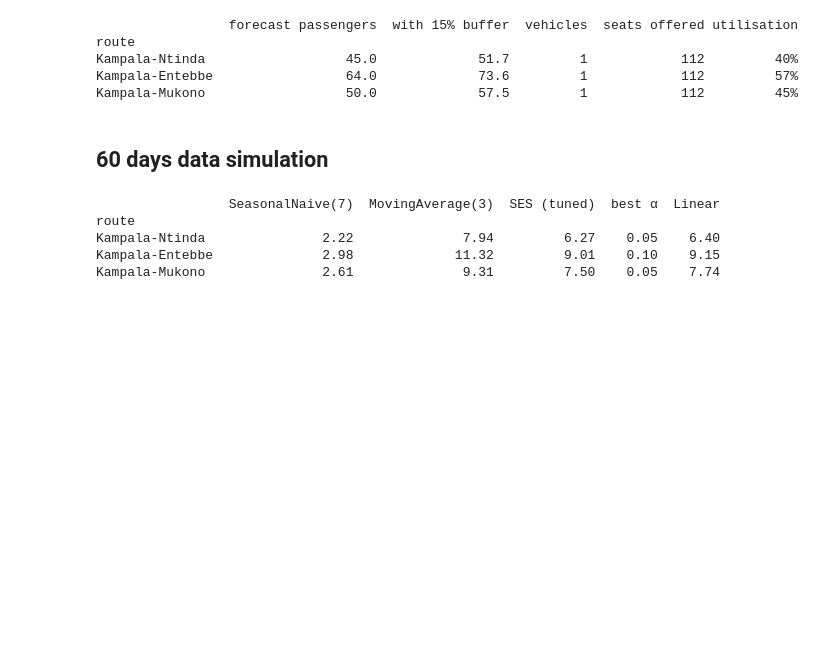
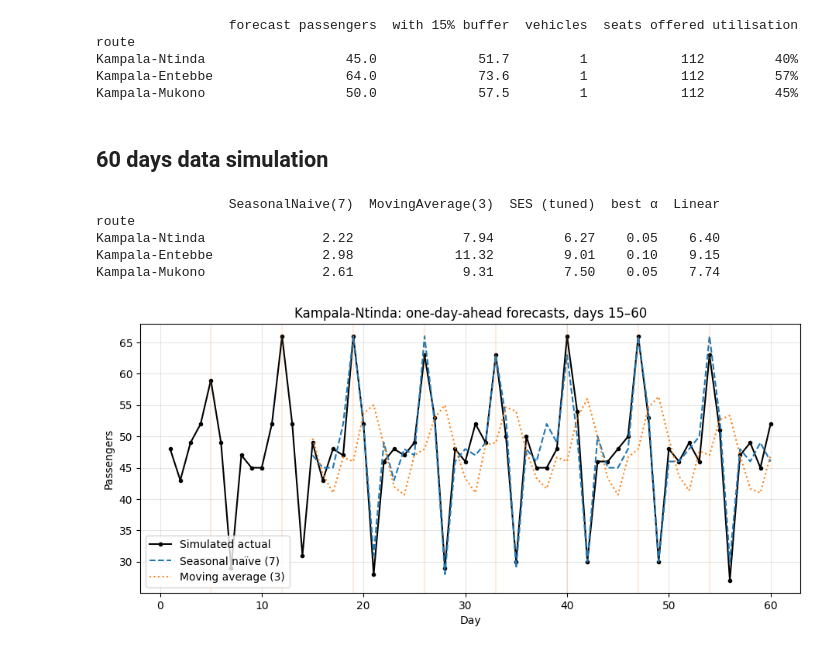
Before and after one commit to instantiate2roy/assignment-1, a Jupyter notebook: project5_taxi_route.ipynb, the cells around one changed output. Saved outputs shown, nothing was run; the diff lists cells and outputs as text; code cells hidden in the pictures; blank space fills up the shorter version.

```diff
--- a/project5_taxi_route.ipynb
+++ b/project5_taxi_route.ipynb
@@ -279,3 +282,24 @@ route
 Kampala-Ntinda               2.22              7.94         6.27    0.05    6.40
 Kampala-Entebbe              2.98             11.32         9.01    0.10    9.15
 Kampala-Mukono               2.61              9.31         7.50    0.05    7.74
+# %%
+route = "Kampala-Ntinda"
+y = simulated[route]
+days = numpy.arange(first, last + 1)
+sn = [SeasonalNaive(7).fit(y[:d - 1]).predict(1)[0] for d in days]
+ma = [MovingAverage(3).fit(y[:d - 1]).predict(1)[0] for d in days]
+
+fig, ax = plt.subplots(figsize=(11, 4.5))
+ax.plot(numpy.arange(1, n_days + 1), y, color="black", marker="o", ms=3, label="Simulated actual")
+ax.plot(days, sn, linestyle="--", label="Seasonal naïve (7)")
+ax.plot(days, ma, linestyle=":", label="Moving average (3)")
+for d in range(5, n_days + 1, 7):                      # mark every Friday
+    ax.axvline(d, color="tab:orange", alpha=0.15)
+ax.set_title(f"{route}: one-day-ahead forecasts, days {first}–{last}")
+ax.set_xlabel("Day")
+ax.set_ylabel("Passengers")
+ax.grid(alpha=0.3)
+ax.legend()
+plt.show()
+# %% [output]
+[figure, added]
```
Also changed, not shown: parts of 2 cells of this notebook, 8 other files.
